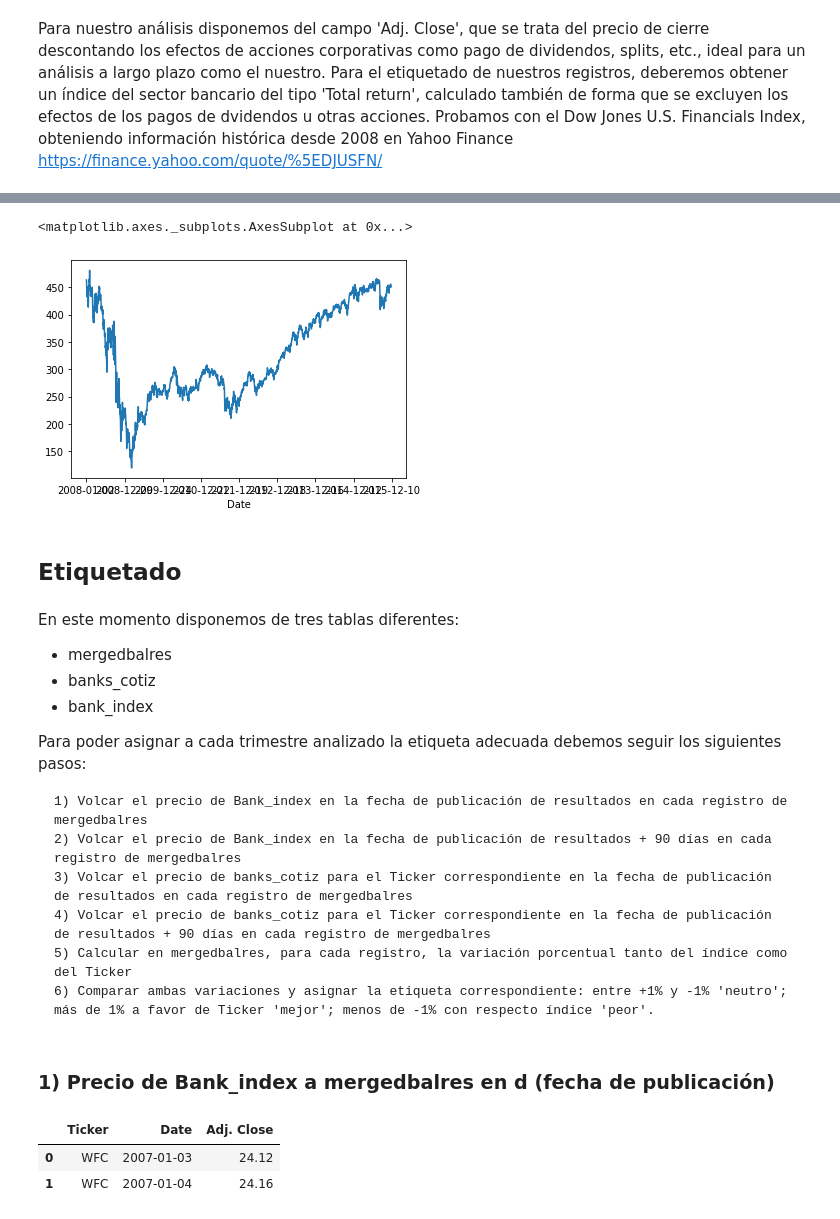
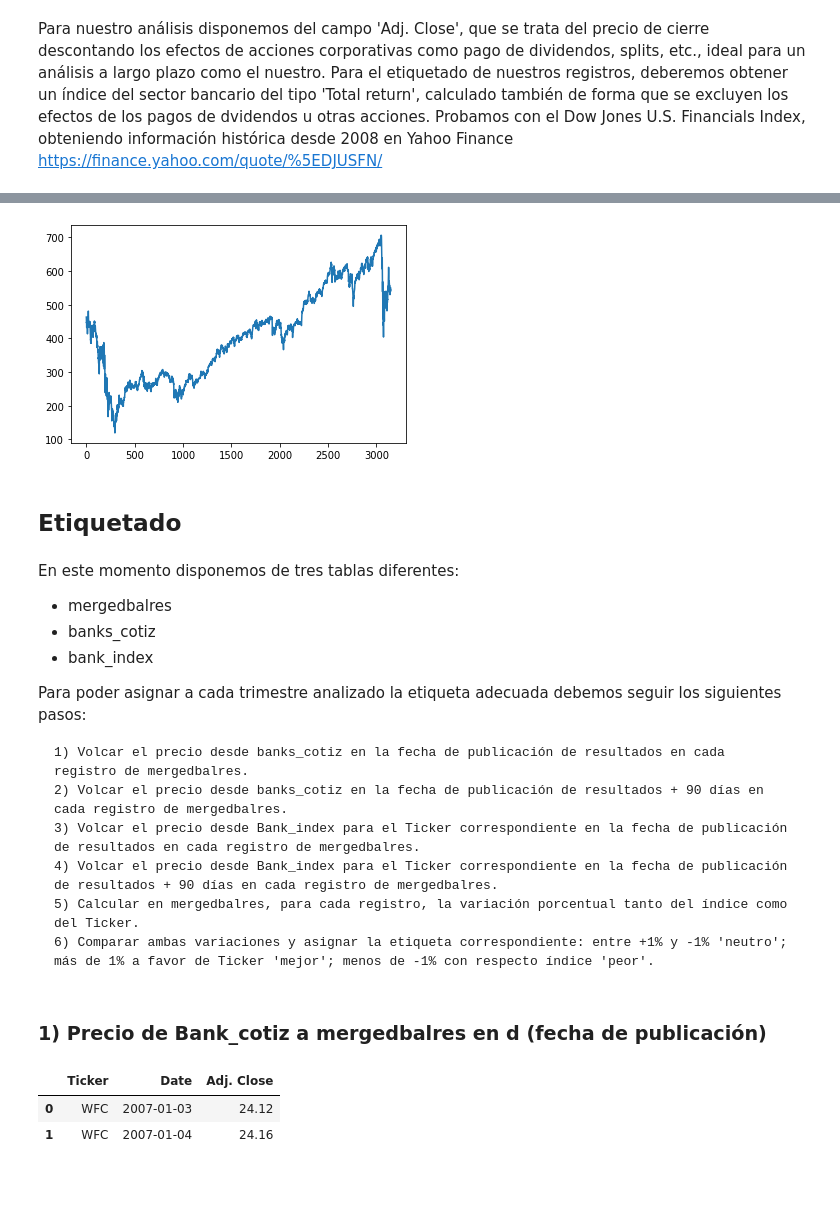
Before and after one commit to jfcuesta/TFM_JFCuesta, a Jupyter notebook: notebooks/etiquetado.ipynb, the cells around one changed output, grey strips where cells are left out. Cells and saved outputs as stored; diff of their text form; code cells hidden in the pictures; blank space fills up the shorter version.

```diff
--- a/notebooks/etiquetado.ipynb
+++ b/notebooks/etiquetado.ipynb
@@ -10,5 +11,5 @@ Para el etiquetado de nuestros registros, deberemos obtener un índice del secto
 Probamos con el Dow Jones U.S. Financials Index, obteniendo información histórica desde 2008 en Yahoo Finance https://finance.yahoo.com/quote/%5EDJUSFN/
 # %%
 # Volcamos en un dataframe los datos obtenidos del índide
-bank_index = pd.read_csv('../datos/DJUSFN.csv', sep=',', index_col='Date')
-bank_index.head(5)
+bank_index = pd.read_csv('../datos/banks_index.csv')
+bank_index['Date']=pd.to_datetime(bank_index['Date'], format="%Y-%m-%d")
@@ -23,8 +16,7 @@ bank_index.head(5)
 # %%
-bank_index['Adj Close'].plot()
+bank_index['DJUSF'].plot();
 # %% [output]
-<matplotlib.axes._subplots.AxesSubplot at 0x...>
-[figure, old version]
+[figure, new version]
 # %% [markdown]
 ## Etiquetado
 # %% [markdown]
@@ -36,14 +28,14 @@ En este momento disponemos de tres tablas diferentes:
 
 Para poder asignar a cada trimestre analizado la etiqueta adecuada debemos seguir los siguientes pasos:
 
-    1) Volcar el precio de Bank_index en la fecha de publicación de resultados en cada registro de mergedbalres
-    2) Volcar el precio de Bank_index en la fecha de publicación de resultados + 90 días en cada registro de mergedbalres
-    3) Volcar el precio de banks_cotiz para el Ticker correspondiente en la fecha de publicación de resultados en cada registro de mergedbalres
-    4) Volcar el precio de banks_cotiz para el Ticker correspondiente en la fecha de publicación de resultados + 90 días en cada registro de mergedbalres
-    5) Calcular en mergedbalres, para cada registro, la variación porcentual tanto del índice como del Ticker
+    1) Volcar el precio desde banks_cotiz en la fecha de publicación de resultados en cada registro de mergedbalres.
+    2) Volcar el precio desde banks_cotiz en la fecha de publicación de resultados + 90 días en cada registro de mergedbalres.
+    3) Volcar el precio desde Bank_index para el Ticker correspondiente en la fecha de publicación de resultados en cada registro de mergedbalres.
+    4) Volcar el precio desde Bank_index para el Ticker correspondiente en la fecha de publicación de resultados + 90 días en cada registro de mergedbalres.
+    5) Calcular en mergedbalres, para cada registro, la variación porcentual tanto del índice como del Ticker.
     6) Comparar ambas variaciones y asignar la etiqueta correspondiente: entre +1% y -1% 'neutro'; más de 1% a favor de Ticker 'mejor'; menos de -1% con respecto índice 'peor'.
 # %% [markdown]
-### 1) Precio de Bank_index a mergedbalres en d (fecha de publicación)
+### 1) Precio de Bank_cotiz a mergedbalres en d (fecha de publicación)
 # %%
 mergedbalres = pd.read_csv('../tablas/mergedbalres.csv', index_col='Ref')
 banks_cotiz = pd.read_csv('../datos/banks_cotiz.csv', sep=',', date_parser='Dates', usecols=('Ticker', 'Date', 'Adj. Close'))
```
Also changed, not shown: parts of 18 cells of this notebook.
